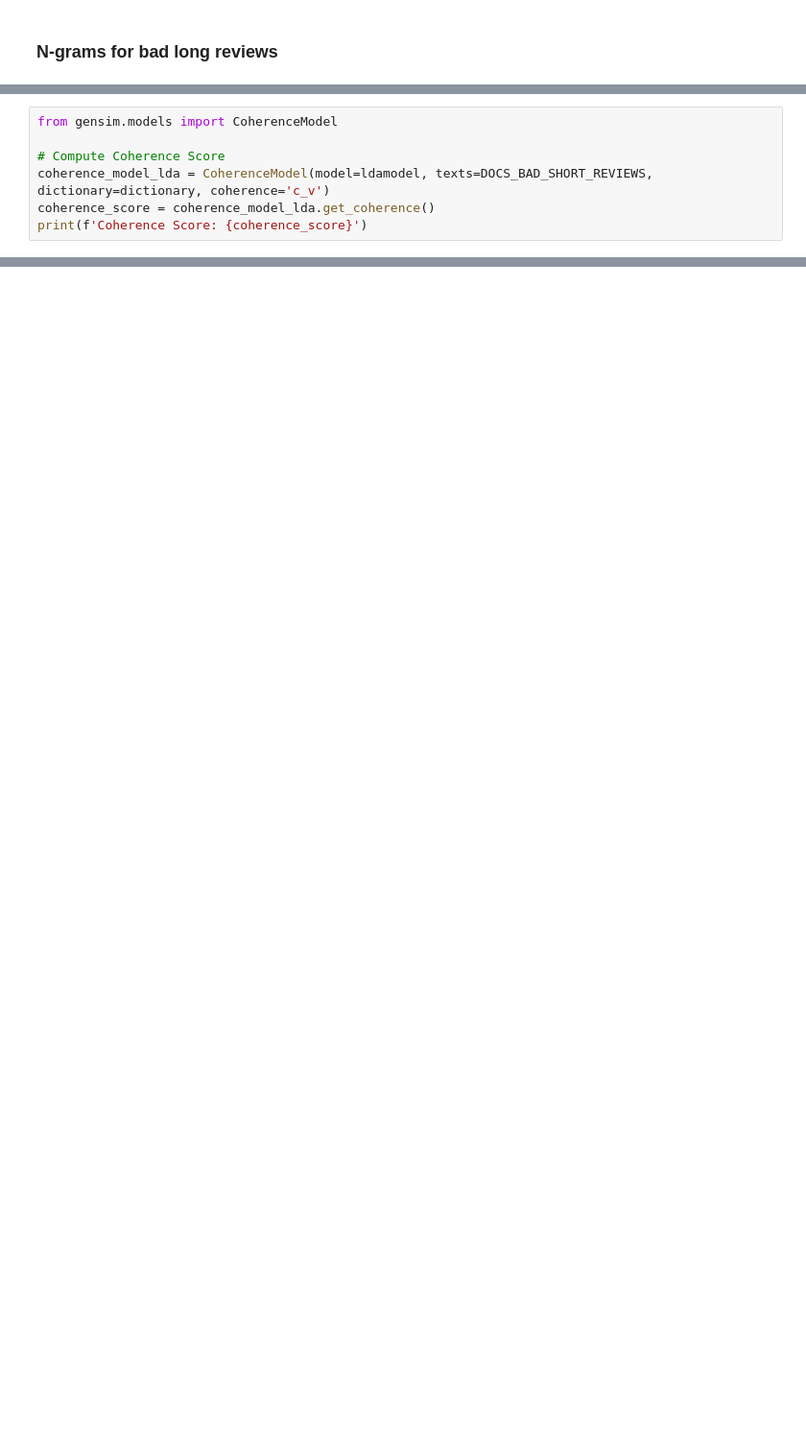
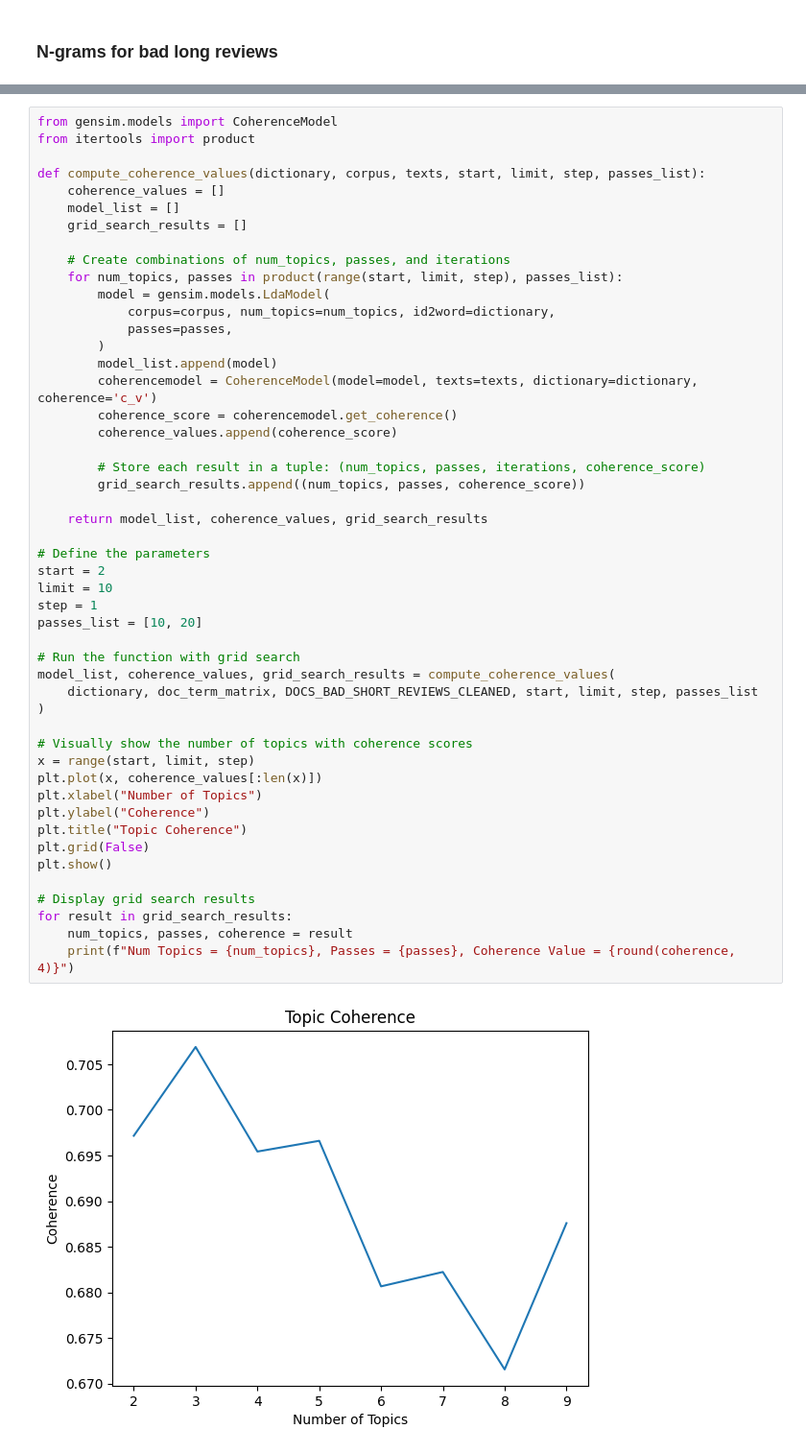
Before and after one commit to sweeenlim/Passion8, a Jupyter notebook: sentiment_analysis/sentiment_analysis.ipynb, the cells around one changed output, grey strips where cells are left out. Shown at 96% size. Cells and saved outputs as stored; diff of their text form; blank space fills up the shorter version.

Commit message:
add grid search to find optimal parameters for LDA, clean notebook  and added function descriptions

```diff
--- a/sentiment_analysis/sentiment_analysis.ipynb
+++ b/sentiment_analysis/sentiment_analysis.ipynb
@@ -473,7 +500,0 @@ print(ldamodel.print_topics(num_topics=3, num_words=3))
-# %%
-from gensim.models import CoherenceModel
-
-# Compute Coherence Score
-coherence_model_lda = CoherenceModel(model=ldamodel, texts=DOCS_BAD_SHORT_REVIEWS, dictionary=dictionary, coherence='c_v')
-coherence_score = coherence_model_lda.get_coherence()
-print(f'Coherence Score: {coherence_score}')
@@ -481,0 +511,51 @@ Coherence Score: 0.6655141611394311
+# %%
+from gensim.models import CoherenceModel
+from itertools import product
+
+def compute_coherence_values(dictionary, corpus, texts, start, limit, step, passes_list):
+    coherence_values = []
+    model_list = []
+    grid_search_results = []
+
+    # Create combinations of num_topics, passes, and iterations
+    for num_topics, passes in product(range(start, limit, step), passes_list):
+        model = gensim.models.LdaModel(
+            corpus=corpus, num_topics=num_topics, id2word=dictionary,
+            passes=passes,
+        )
+        model_list.append(model)
+        coherencemodel = CoherenceModel(model=model, texts=texts, dictionary=dictionary, coherence='c_v')
+        coherence_score = coherencemodel.get_coherence()
+        coherence_values.append(coherence_score)
+
+        # Store each result in a tuple: (num_topics, passes, iterations, coherence_score)
+        grid_search_results.append((num_topics, passes, coherence_score))
+
+    return model_list, coherence_values, grid_search_results
+
+# Define the parameters
+start = 2
+limit = 10
+step = 1
+passes_list = [10, 20]
+
+# Run the function with grid search
+model_list, coherence_values, grid_search_results = compute_coherence_values(
+    dictionary, doc_term_matrix, DOCS_BAD_SHORT_REVIEWS_CLEANED, start, limit, step, passes_list
+)
+
+# Visually show the number of topics with coherence scores
+x = range(start, limit, step)
+plt.plot(x, coherence_values[:len(x)])
+plt.xlabel("Number of Topics")
+plt.ylabel("Coherence")
+plt.title("Topic Coherence")
+plt.grid(False)
+plt.show()
+
+# Display grid search results
+for result in grid_search_results:
+    num_topics, passes, coherence = result
+    print(f"Num Topics = {num_topics}, Passes = {passes}, Coherence Value = {round(coherence, 4)}")
+# %% [output]
+[figure, added]
```
Also changed, not shown: parts of 29 cells of this notebook.
